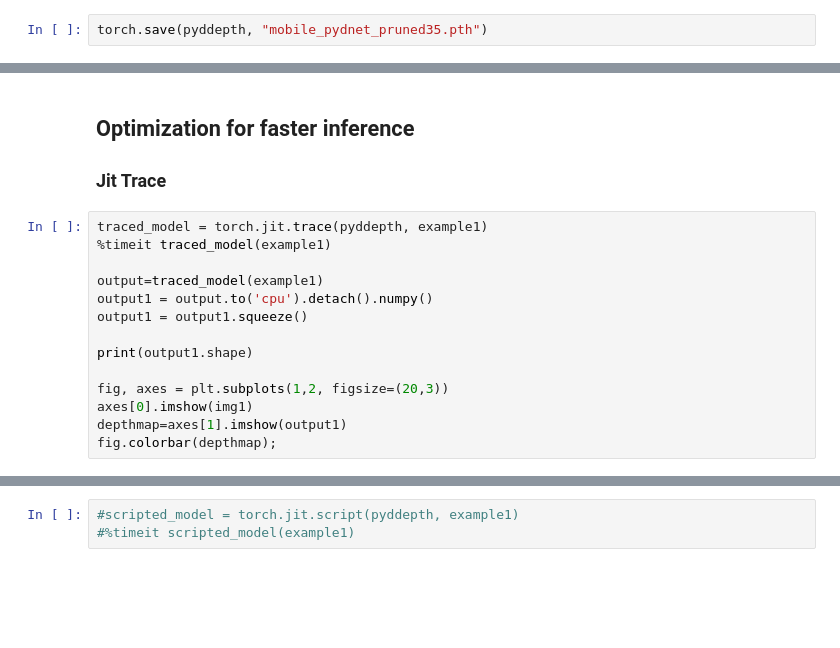
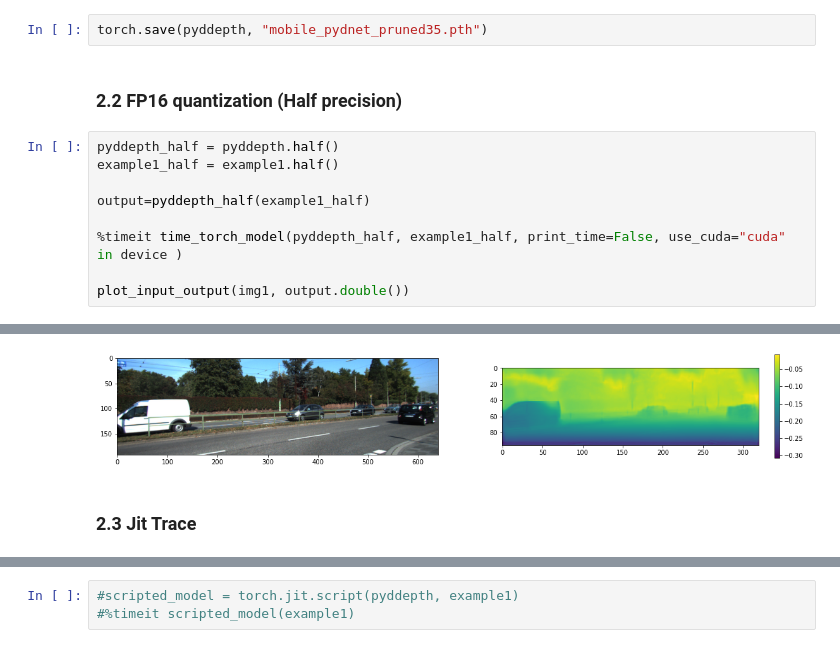
Before and after one commit to bashish101/Pydnet-Pytorch, a Jupyter notebook: inference.ipynb, the cells around one changed output, grey strips where cells are left out. Drawn from its saved outputs; the diff is of its cells as text; blank space fills up the shorter version.

```diff
--- a/inference.ipynb
+++ b/inference.ipynb
@@ -127,2 +165,14 @@ print("Global sparsity: {:.2f}%".format(
 # %%
 torch.save(pyddepth, "mobile_pydnet_pruned35.pth")
+# %% [markdown]
+### 2.2 FP16 quantization (Half precision)
+# %%
+pyddepth_half = pyddepth.half()
+example1_half = example1.half()
+
+output=pyddepth_half(example1_half)
+
+%timeit time_torch_model(pyddepth_half, example1_half, print_time=False, use_cuda="cuda" in device )
+
+plot_input_output(img1, output.double())
+# %% [output]
@@ -129,20 +181,3 @@ torch.save(pyddepth, "mobile_pydnet_pruned35.pth")
+[figure, added]
 # %% [markdown]
-
-
-## Optimization for faster inference
-
-### Jit Trace
+### 2.3 Jit Trace
-# %%
-traced_model = torch.jit.trace(pyddepth, example1)
-%timeit traced_model(example1)
-
-output=traced_model(example1)
-output1 = output.to('cpu').detach().numpy()
-output1 = output1.squeeze()
-
-print(output1.shape)
-
-fig, axes = plt.subplots(1,2, figsize=(20,3))
-axes[0].imshow(img1)
-depthmap=axes[1].imshow(output1)
-fig.colorbar(depthmap);
```
Also changed, not shown: parts of 46 cells of this notebook, 1 other file.
